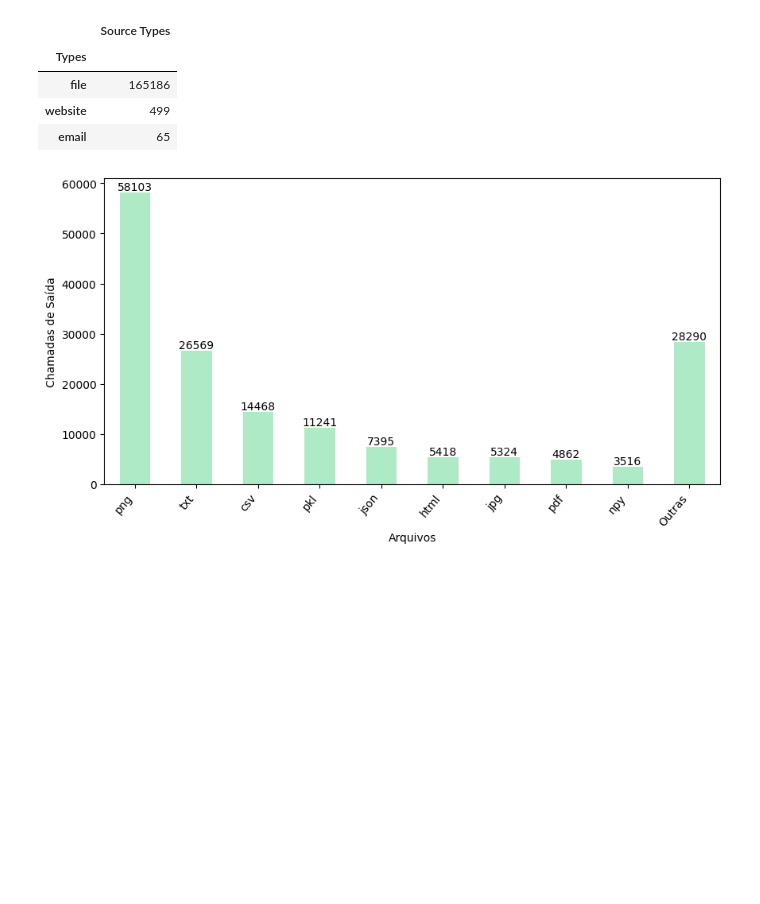
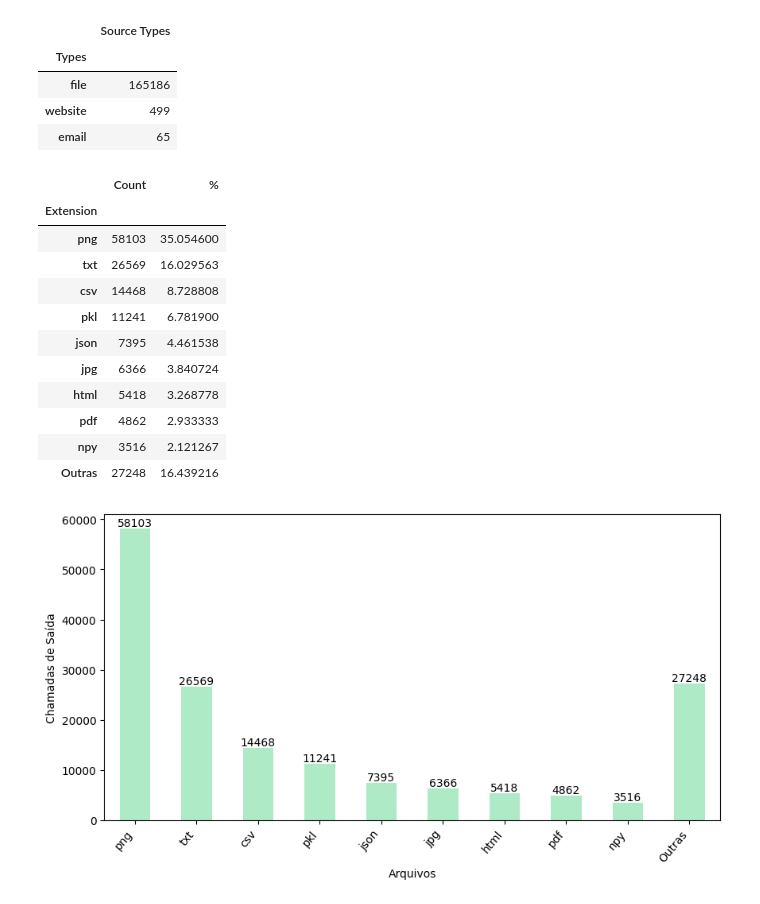
Before and after one commit to dew-uff/dsmining, a Jupyter notebook: src/analyzes/a5_code_and_data.ipynb, the cells around one changed output. Saved outputs shown, nothing was run; the diff lists cells and outputs as text; code cells hidden in the pictures; blank space fills up the shorter version.

```diff
--- a/src/analyzes/a5_code_and_data.ipynb
+++ b/src/analyzes/a5_code_and_data.ipynb
@@ -495,14 +538,34 @@ display(source_types)
 # %%
 fig17, ax17 = plt.subplots(figsize=(10, 5))
 extensions = outputs.infered_file_extension.dropna().value_counts().rename_axis("Extension").to_frame("Count")
+extensions.loc["jpg"].Count = extensions.loc["jpg"].Count +  extensions.loc["jpeg"].Count
+extensions.loc["xlsx"].Count = extensions.loc["xlsx"].Count +  extensions.loc["xls"].Count
+extensions.loc["jpeg"].Count = 0
+extensions.loc["xls"].Count = 0
+extensions = extensions.sort_values(by='Count', ascending=False)
+
 other_value = extensions[9:]["Count"].sum()
 new_extensions = extensions[:9].copy()
 new_extensions.loc["Outras"] = [other_value]
+new_extensions["%"] = new_extensions["Count"] * 100 / 165750
+display(new_extensions)
 
 new_extensions.plot.bar(ax=ax17, y="Count", color='#AEEAC6',
                      xlabel='Arquivos', ylabel='Chamadas de Saída').get_legend().remove()
 plt.xticks(rotation=50, ha='right')
 ax17.bar_label(ax17.containers[0], label_type='edge')
 fig17.savefig("outputs/a5/outputs.png", dpi=500, bbox_inches='tight', format='png');
 # %% [output]
+|  | Count | % |
+| Extension |  |  |
+| png | 58103 | 35.054600 |
+| txt | 26569 | 16.029563 |
+| csv | 14468 | 8.728808 |
+| pkl | 11241 | 6.781900 |
+| json | 7395 | 4.461538 |
+| jpg | 6366 | 3.840724 |
+| html | 5418 | 3.268778 |
+| pdf | 4862 | 2.933333 |
+| npy | 3516 | 2.121267 |
+| Outras | 27248 | 16.439216 |
-[figure, old version]
+[figure, new version]
```
Also changed, not shown: parts of 15 cells of this notebook, 29 other files.
